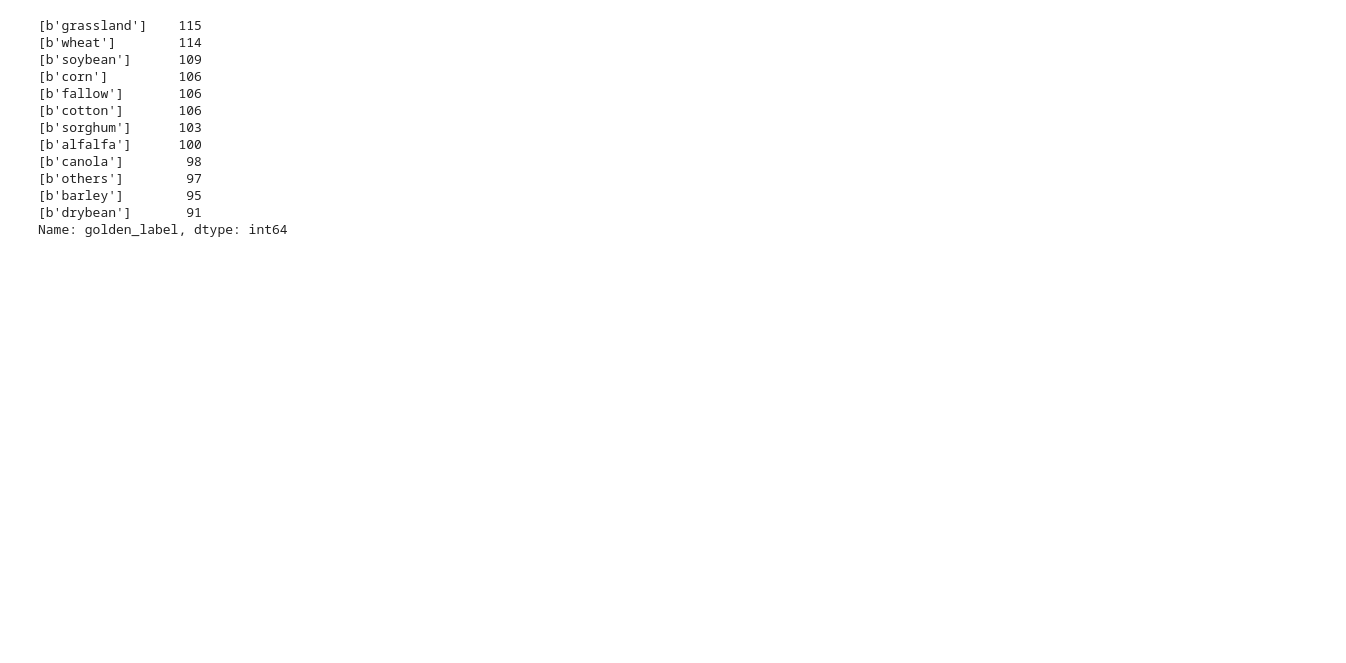
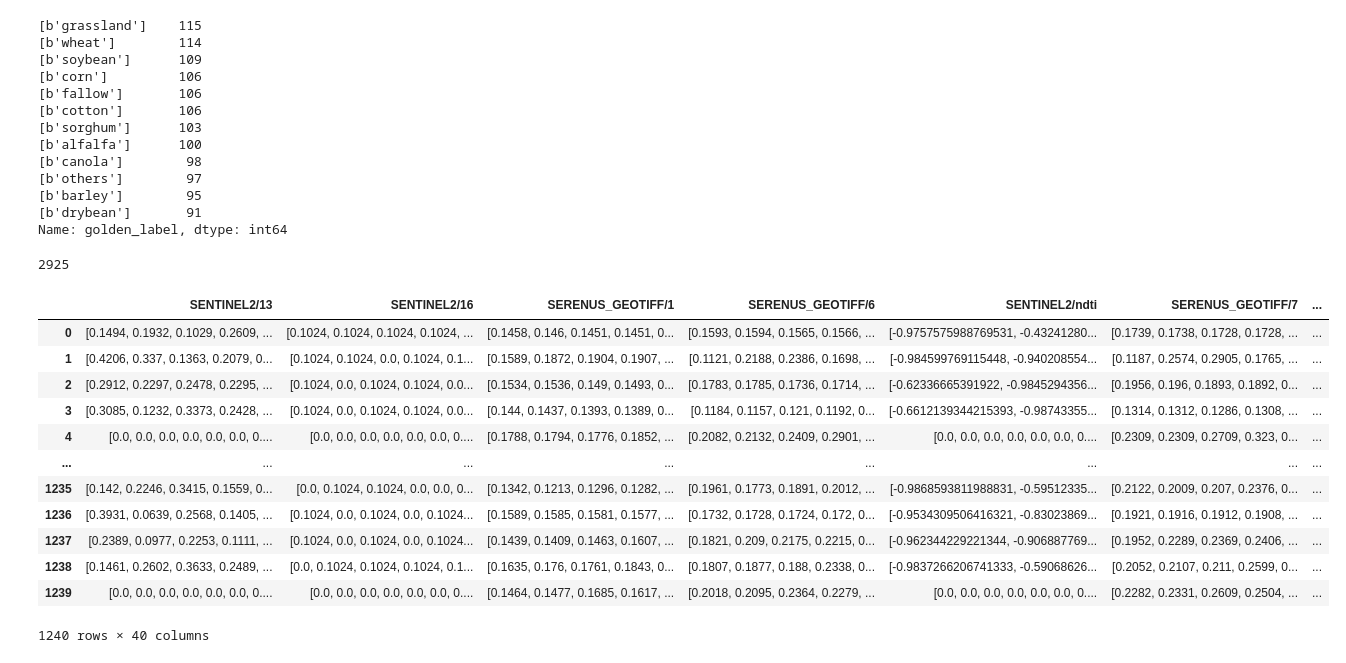
Before and after one commit to chuanqichen/CS330_Final_Project, a Jupyter notebook: data_explorer.ipynb, the cells around one changed output. Cells and saved outputs as stored; diff of their text form; code cells hidden in the pictures; blank space fills up the shorter version.

```diff
--- a/data_explorer.ipynb
+++ b/data_explorer.ipynb
@@ -166,3 +166,24 @@ df["golden_label"].value_counts()
 [b'barley']        95
 [b'drybean']       91
 Name: golden_label, dtype: int64
+# %%
+len(df[sentinel2_cols[2]][0])*39
+# %% [output]
+2925
+# %%
+import movecolumn as mc
+mc.MoveToLast(df, 'golden_label')
+# %% [output]
+|  | SENTINEL2/13 | SENTINEL2/16 | SERENUS_GEOTIFF/1 | SERENUS_GEOTIFF/6 | SENTINEL2/ndti | SERENUS_GEOTIFF/7 | ... |
+| 0 | [0.1494, 0.1932, 0.1029, 0.2609, ... | [0.1024, 0.1024, 0.1024, 0.1024, ... | [0.1458, 0.146, 0.1451, 0.1451, 0... | [0.1593, 0.1594, 0.1565, 0.1566, ... | [-0.9757575988769531, -0.43241280... | [0.1739, 0.1738, 0.1728, 0.1728, ... | ... |
+| 1 | [0.4206, 0.337, 0.1363, 0.2079, 0... | [0.1024, 0.1024, 0.0, 0.1024, 0.1... | [0.1589, 0.1872, 0.1904, 0.1907, ... | [0.1121, 0.2188, 0.2386, 0.1698, ... | [-0.984599769115448, -0.940208554... | [0.1187, 0.2574, 0.2905, 0.1765, ... | ... |
+| 2 | [0.2912, 0.2297, 0.2478, 0.2295, ... | [0.1024, 0.0, 0.1024, 0.1024, 0.0... | [0.1534, 0.1536, 0.149, 0.1493, 0... | [0.1783, 0.1785, 0.1736, 0.1714, ... | [-0.62336665391922, -0.9845294356... | [0.1956, 0.196, 0.1893, 0.1892, 0... | ... |
+| 3 | [0.3085, 0.1232, 0.3373, 0.2428, ... | [0.1024, 0.0, 0.1024, 0.1024, 0.0... | [0.144, 0.1437, 0.1393, 0.1389, 0... | [0.1184, 0.1157, 0.121, 0.1192, 0... | [-0.6612139344215393, -0.98743355... | [0.1314, 0.1312, 0.1286, 0.1308, ... | ... |
+| 4 | [0.0, 0.0, 0.0, 0.0, 0.0, 0.0, 0.... | [0.0, 0.0, 0.0, 0.0, 0.0, 0.0, 0.... | [0.1788, 0.1794, 0.1776, 0.1852, ... | [0.2082, 0.2132, 0.2409, 0.2901, ... | [0.0, 0.0, 0.0, 0.0, 0.0, 0.0, 0.... | [0.2309, 0.2309, 0.2709, 0.323, 0... | ... |
+| ... | ... | ... | ... | ... | ... | ... | ... |
+| 1235 | [0.142, 0.2246, 0.3415, 0.1559, 0... | [0.0, 0.1024, 0.1024, 0.0, 0.0, 0... | [0.1342, 0.1213, 0.1296, 0.1282, ... | [0.1961, 0.1773, 0.1891, 0.2012, ... | [-0.9868593811988831, -0.59512335... | [0.2122, 0.2009, 0.207, 0.2376, 0... | ... |
+| 1236 | [0.3931, 0.0639, 0.2568, 0.1405, ... | [0.1024, 0.0, 0.1024, 0.0, 0.1024... | [0.1589, 0.1585, 0.1581, 0.1577, ... | [0.1732, 0.1728, 0.1724, 0.172, 0... | [-0.9534309506416321, -0.83023869... | [0.1921, 0.1916, 0.1912, 0.1908, ... | ... |
+| 1237 | [0.2389, 0.0977, 0.2253, 0.1111, ... | [0.1024, 0.0, 0.1024, 0.0, 0.1024... | [0.1439, 0.1409, 0.1463, 0.1607, ... | [0.1821, 0.209, 0.2175, 0.2215, 0... | [-0.962344229221344, -0.906887769... | [0.1952, 0.2289, 0.2369, 0.2406, ... | ... |
+| 1238 | [0.1461, 0.2602, 0.3633, 0.2489, ... | [0.0, 0.1024, 0.1024, 0.1024, 0.1... | [0.1635, 0.176, 0.1761, 0.1843, 0... | [0.1807, 0.1877, 0.188, 0.2338, 0... | [-0.9837266206741333, -0.59068626... | [0.2052, 0.2107, 0.211, 0.2599, 0... | ... |
+| 1239 | [0.0, 0.0, 0.0, 0.0, 0.0, 0.0, 0.... | [0.0, 0.0, 0.0, 0.0, 0.0, 0.0, 0.... | [0.1464, 0.1477, 0.1685, 0.1617, ... | [0.2018, 0.2095, 0.2364, 0.2279, ... | [0.0, 0.0, 0.0, 0.0, 0.0, 0.0, 0.... | [0.2282, 0.2331, 0.2609, 0.2504, ... | ... |
+1240 rows × 40 columns
```
Also changed, not shown: parts of 4 cells of this notebook, 2 other files.
